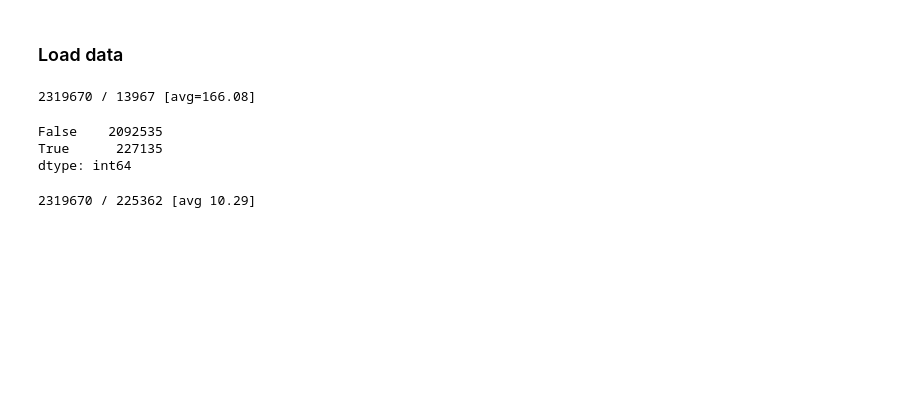
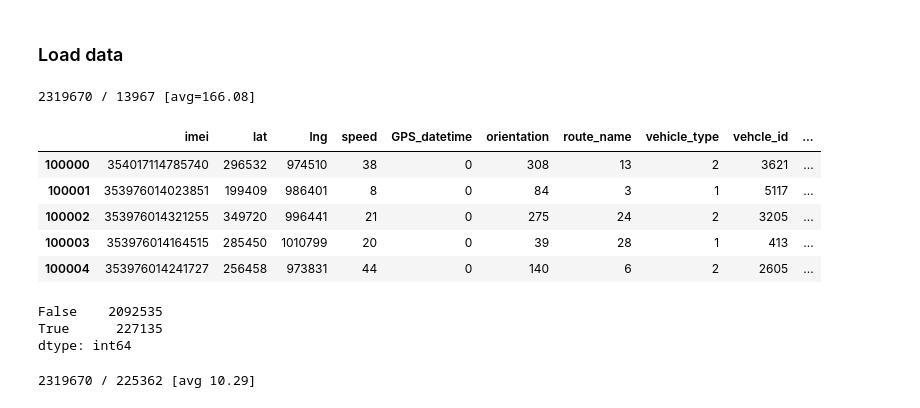
Before and after one commit to vadyusikh/PTETA, a Jupyter notebook: notebooks/kharkiv/data explorative anlysis-Copy1.ipynb, the cells around one changed output. Cells and saved outputs as stored; diff of their text form; code cells hidden in the pictures; blank space fills up the shorter version.

```diff
--- a/notebooks/kharkiv/data explorative anlysis-Copy1.ipynb
+++ b/notebooks/kharkiv/data explorative anlysis-Copy1.ipynb
@@ -104,4 +109,13 @@ df = pd.DataFrame(resp_list, columns=columns)
 
 df['gpstime_datetime64'] = pd.to_datetime(df['gpstime'])
 df['gpstime_unix'] = df['gpstime_datetime64'].astype(int)//10**9
+# %%
+df[100_000:].head()
+# %% [output]
+|  | imei | lat | lng | speed | GPS_datetime | orientation | route_name | vehicle_type | vehcle_id | ... |
+| 100000 | 354017114785740 | 296532 | 974510 | 38 | 0 | 308 | 13 | 2 | 3621 | ... |
+| 100001 | 353976014023851 | 199409 | 986401 | 8 | 0 | 84 | 3 | 1 | 5117 | ... |
+| 100002 | 353976014321255 | 349720 | 996441 | 21 | 0 | 275 | 24 | 2 | 3205 | ... |
+| 100003 | 353976014164515 | 285450 | 1010799 | 20 | 0 | 39 | 28 | 1 | 413 | ... |
+| 100004 | 353976014241727 | 256458 | 973831 | 44 | 0 | 140 | 6 | 2 | 2605 | ... |
 # %%
```
Also changed, not shown: parts of 14 cells of this notebook, 3 other files.
